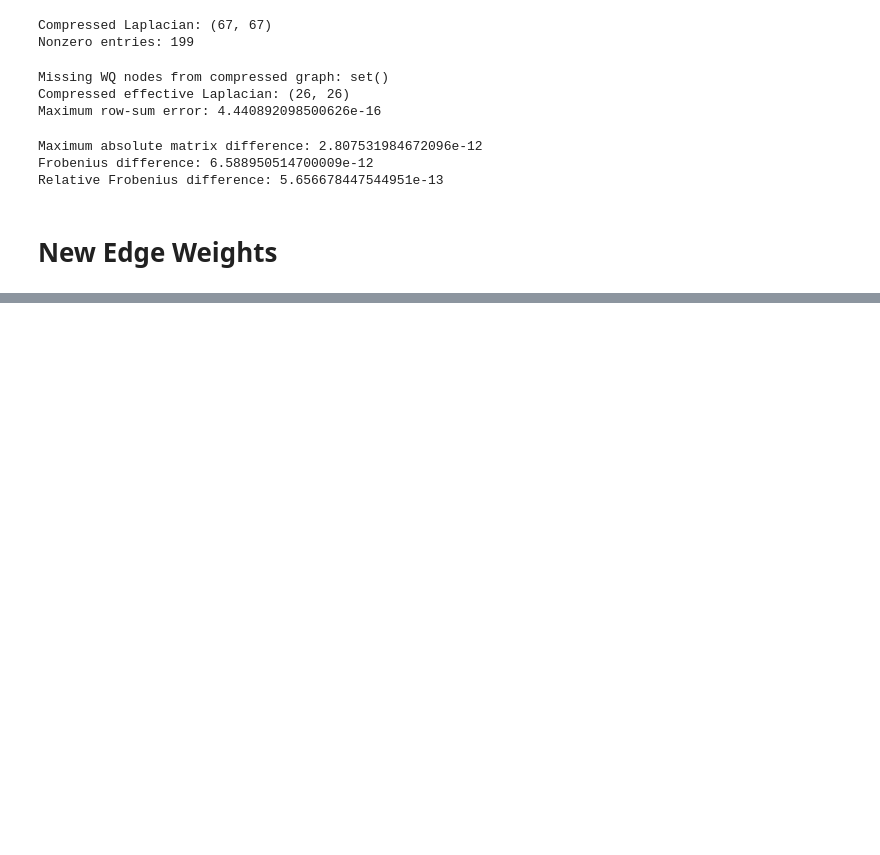
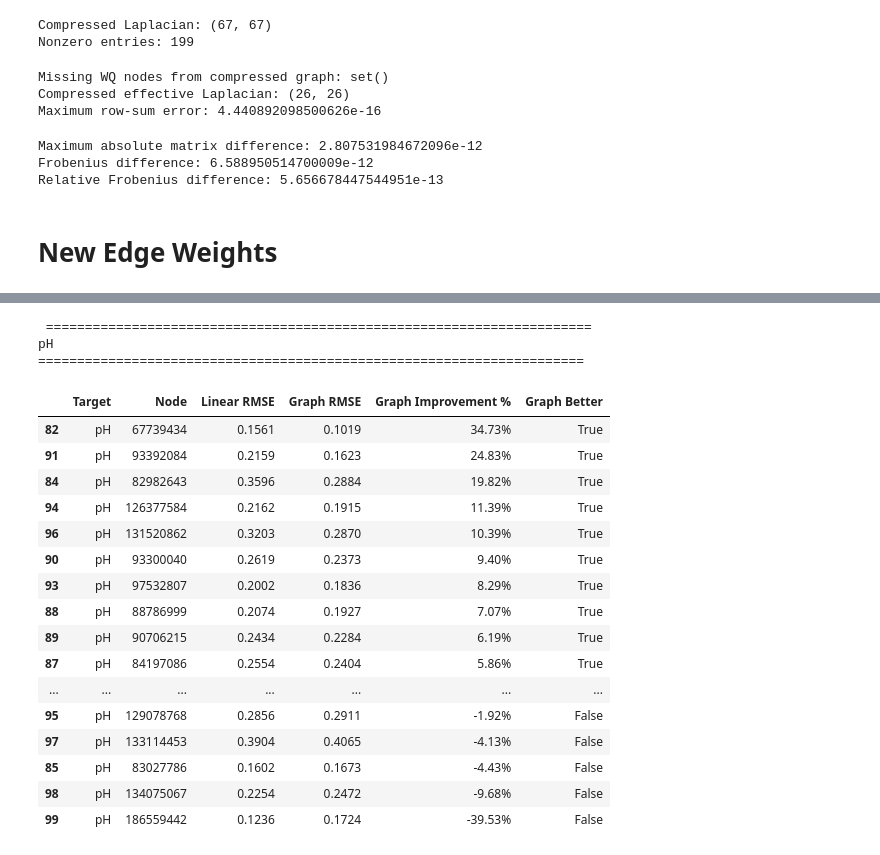
Before and after one commit to andrewc156/rivernets, a Jupyter notebook: largest_uncompressed_laplacian.ipynb, the cells around one changed output, grey strips where cells are left out. Drawn from its saved outputs; the diff is of its cells as text; code cells hidden in the pictures; blank space fills up the shorter version.

Commit message:
finised reviewing multiple laplacian models

```diff
--- a/largest_uncompressed_laplacian.ipynb
+++ b/largest_uncompressed_laplacian.ipynb
@@ -3614,0 +4734,17 @@ def tune_inner_loo_with_L(
+# %%
+effective_laplacians_clean = {
+    "distance_only":
+        effective_laplacians["distance_only"],
+
+    "area":
+        effective_laplacians["area"],
+
+    "width":
+        effective_laplacians["width"],
+
+    "slope":
+        effective_laplacians["slope"],
+
+    "area_width":
+        effective_laplacians["area_width"]
+}
@@ -3614,0 +5432,62 @@ def tune_inner_loo_with_L(
+# %%
+for target in [
+    "pH",
+    "Specific conductance"
+]:
+
+    print(
+        "\n",
+        "=" * 70
+    )
+
+    print(target)
+
+    print(
+        "=" * 70
+    )
+
+
+    display(
+        node_comparison[
+            node_comparison[
+                "Target"
+            ] == target
+        ]
+        .sort_values(
+            "Graph Improvement %",
+            ascending=False
+        )
+        .style
+        .format({
+
+            "Linear RMSE":
+                "{:.4f}",
+
+            "Graph RMSE":
+                "{:.4f}",
+
+            "Graph Improvement %":
+                "{:.2f}%"
+        })
+    )
+# %% [output]
+ ======================================================================
+pH
+======================================================================
+|  | Target | Node | Linear RMSE | Graph RMSE | Graph Improvement % | Graph Better |
+| 82 | pH | 67739434 | 0.1561 | 0.1019 | 34.73% | True |
+| 91 | pH | 93392084 | 0.2159 | 0.1623 | 24.83% | True |
+| 84 | pH | 82982643 | 0.3596 | 0.2884 | 19.82% | True |
+| 94 | pH | 126377584 | 0.2162 | 0.1915 | 11.39% | True |
+| 96 | pH | 131520862 | 0.3203 | 0.2870 | 10.39% | True |
+| 90 | pH | 93300040 | 0.2619 | 0.2373 | 9.40% | True |
+| 93 | pH | 97532807 | 0.2002 | 0.1836 | 8.29% | True |
+| 88 | pH | 88786999 | 0.2074 | 0.1927 | 7.07% | True |
+| 89 | pH | 90706215 | 0.2434 | 0.2284 | 6.19% | True |
+| 87 | pH | 84197086 | 0.2554 | 0.2404 | 5.86% | True |
+| ... | ... | ... | ... | ... | ... | ... |
+| 95 | pH | 129078768 | 0.2856 | 0.2911 | -1.92% | False |
+| 97 | pH | 133114453 | 0.3904 | 0.4065 | -4.13% | False |
+| 85 | pH | 83027786 | 0.1602 | 0.1673 | -4.43% | False |
+| 98 | pH | 134075067 | 0.2254 | 0.2472 | -9.68% | False |
+| 99 | pH | 186559442 | 0.1236 | 0.1724 | -39.53% | False |
```
Also changed, not shown: parts of 14 cells of this notebook.
